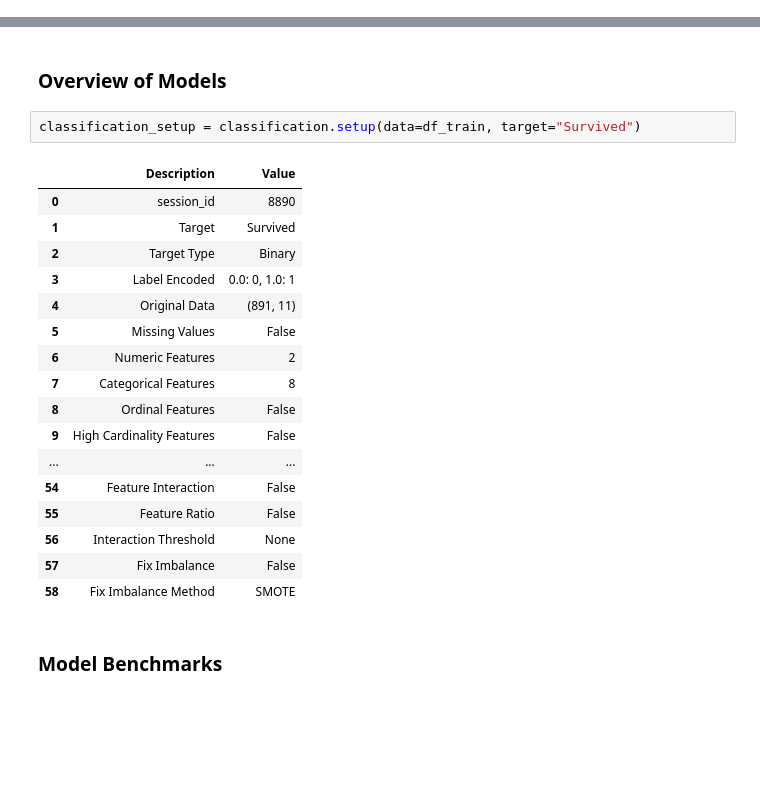
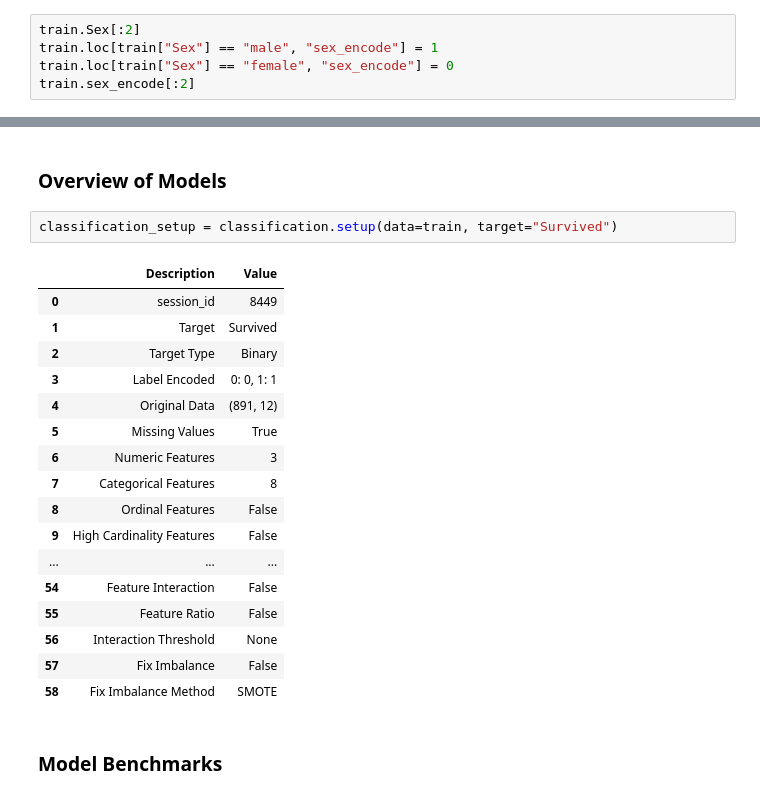
Before and after one commit to henrylao/kaggle-titanic, a Jupyter notebook: kaggle-titanic-notebook.ipynb, the cells around one changed output, grey strips where cells are left out. Cells and saved outputs as stored; diff of their text form; blank space fills up the shorter version.

```diff
--- a/kaggle-titanic-notebook.ipynb
+++ b/kaggle-titanic-notebook.ipynb
@@ -103,0 +141,5 @@ Number of features: 12
+# %%
+train.Sex[:2]
+train.loc[train["Sex"] == "male", "sex_encode"] = 1
+train.loc[train["Sex"] == "female", "sex_encode"] = 0
+train.sex_encode[:2]
@@ -1881,16 +1992,16 @@ Test: F G73 Train:      Survived  Pclass
 # %% [markdown]
 ### Overview of Models
 # %%
-classification_setup = classification.setup(data=df_train, target="Survived")
+classification_setup = classification.setup(data=train, target="Survived")
 # %% [output]
 |  | Description | Value |
-| 0 | session_id | 8890 |
+| 0 | session_id | 8449 |
 | 1 | Target | Survived |
 | 2 | Target Type | Binary |
-| 3 | Label Encoded | 0.0: 0, 1.0: 1 |
-| 4 | Original Data | (891, 11) |
-| 5 | Missing Values | False |
-| 6 | Numeric Features | 2 |
+| 3 | Label Encoded | 0: 0, 1: 1 |
+| 4 | Original Data | (891, 12) |
+| 5 | Missing Values | True |
+| 6 | Numeric Features | 3 |
 | 7 | Categorical Features | 8 |
 | 8 | Ordinal Features | False |
 | 9 | High Cardinality Features | False |
```
Also changed, not shown: parts of 39 cells of this notebook, 12 other files.
